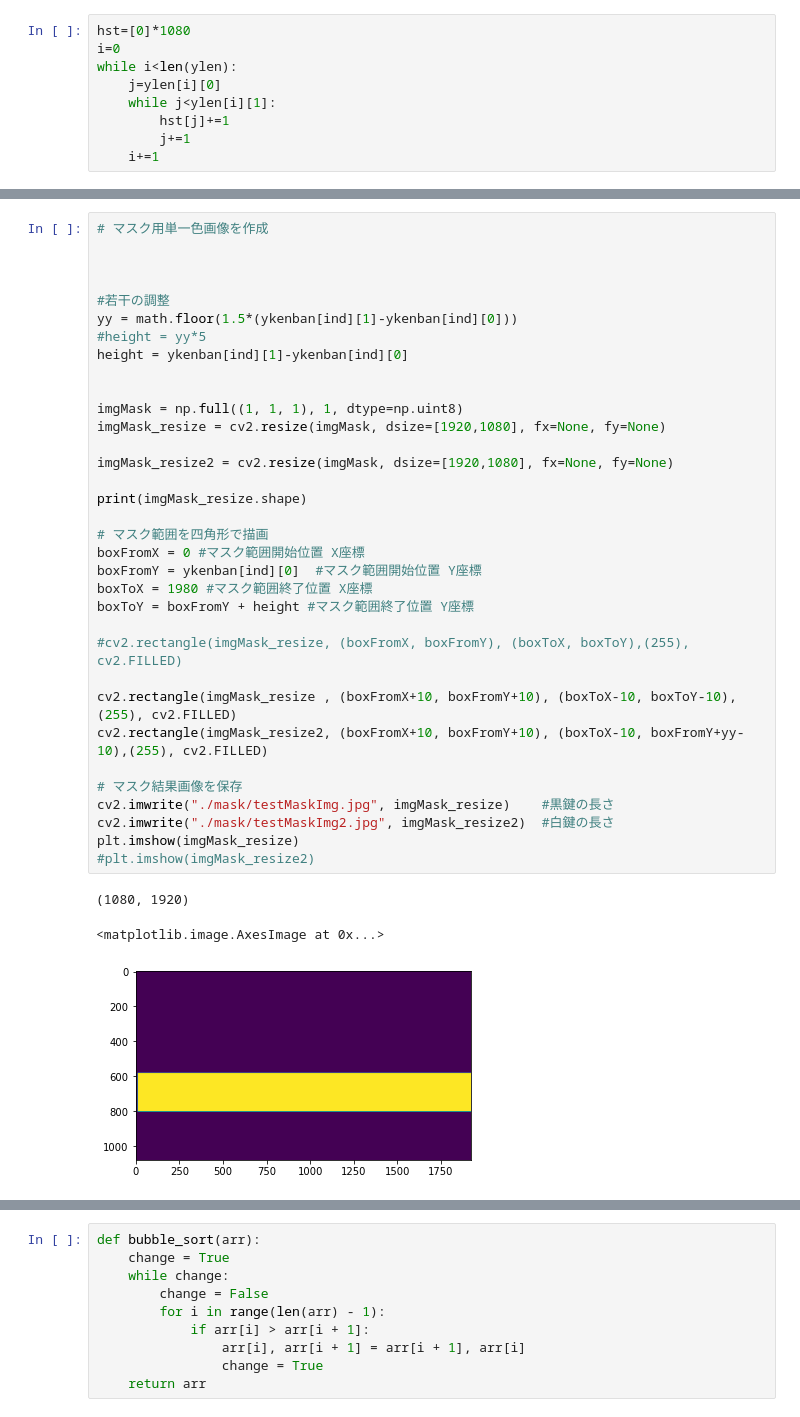
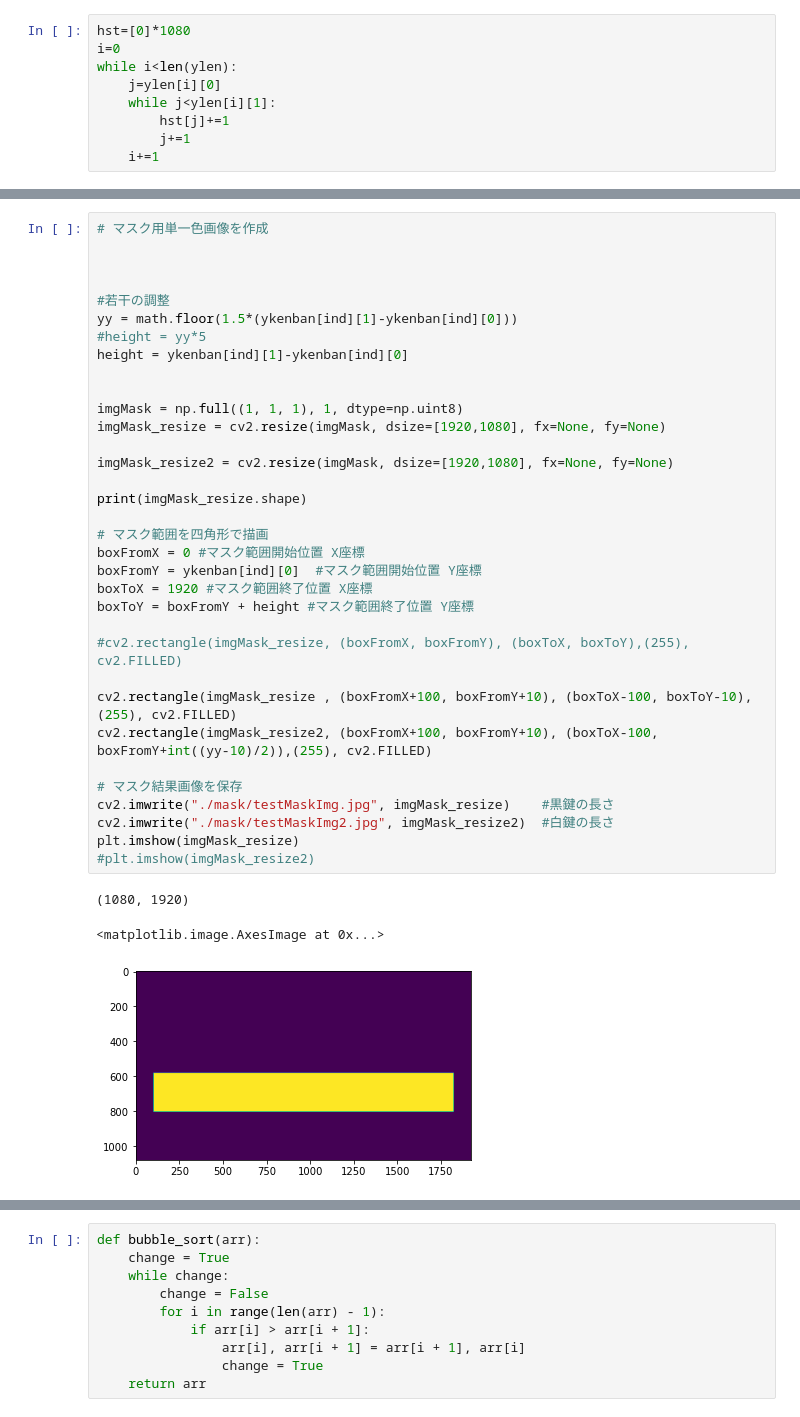
Before and after one commit to rasseimu/kakenkeyboard, a Jupyter notebook: keyboard/next.ipynb, the cells around one changed output, grey strips where cells are left out. Drawn from its saved outputs; the diff is of its cells as text.

```diff
--- a/keyboard/next.ipynb
+++ b/keyboard/next.ipynb
@@ -128,37 +138,37 @@ print(ykenban[ind])
 
 #若干の調整
 yy = math.floor(1.5*(ykenban[ind][1]-ykenban[ind][0]))
 #height = yy*5
 height = ykenban[ind][1]-ykenban[ind][0]
 
 
 imgMask = np.full((1, 1, 1), 1, dtype=np.uint8)
 imgMask_resize = cv2.resize(imgMask, dsize=[1920,1080], fx=None, fy=None)
 
 imgMask_resize2 = cv2.resize(imgMask, dsize=[1920,1080], fx=None, fy=None)
 
 print(imgMask_resize.shape)
 
 # マスク範囲を四角形で描画
 boxFromX = 0 #マスク範囲開始位置 X座標
 boxFromY = ykenban[ind][0]  #マスク範囲開始位置 Y座標
-boxToX = 1980 #マスク範囲終了位置 X座標
+boxToX = 1920 #マスク範囲終了位置 X座標
 boxToY = boxFromY + height #マスク範囲終了位置 Y座標
 
 #cv2.rectangle(imgMask_resize, (boxFromX, boxFromY), (boxToX, boxToY),(255), cv2.FILLED)
 
-cv2.rectangle(imgMask_resize , (boxFromX+10, boxFromY+10), (boxToX-10, boxToY-10),(255), cv2.FILLED)
-cv2.rectangle(imgMask_resize2, (boxFromX+10, boxFromY+10), (boxToX-10, boxFromY+yy-10),(255), cv2.FILLED)
+cv2.rectangle(imgMask_resize , (boxFromX+100, boxFromY+10), (boxToX-100, boxToY-10),(255), cv2.FILLED)
+cv2.rectangle(imgMask_resize2, (boxFromX+100, boxFromY+10), (boxToX-100, boxFromY+int((yy-10)/2)),(255), cv2.FILLED)
 
 # マスク結果画像を保存
 cv2.imwrite("./mask/testMaskImg.jpg", imgMask_resize)    #黒鍵の長さ
 cv2.imwrite("./mask/testMaskImg2.jpg", imgMask_resize2)  #白鍵の長さ
 plt.imshow(imgMask_resize)
 #plt.imshow(imgMask_resize2)
 # %% [output]
 (1080, 1920)
 <matplotlib.image.AxesImage at 0x...>
-[figure, old version]
+[figure, new version]
 # %%
 im_1 = cv2.imread('./imagefile/tryout/img_000.jpg', cv2.IMREAD_COLOR)
 im_1 = cv2.cvtColor(im_1,cv2.COLOR_BGR2GRAY)
```
Also changed, not shown: parts of 24 cells of this notebook.
